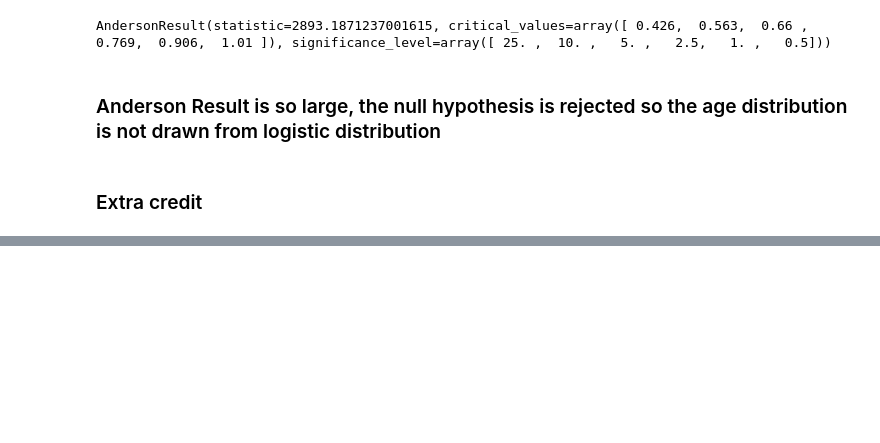
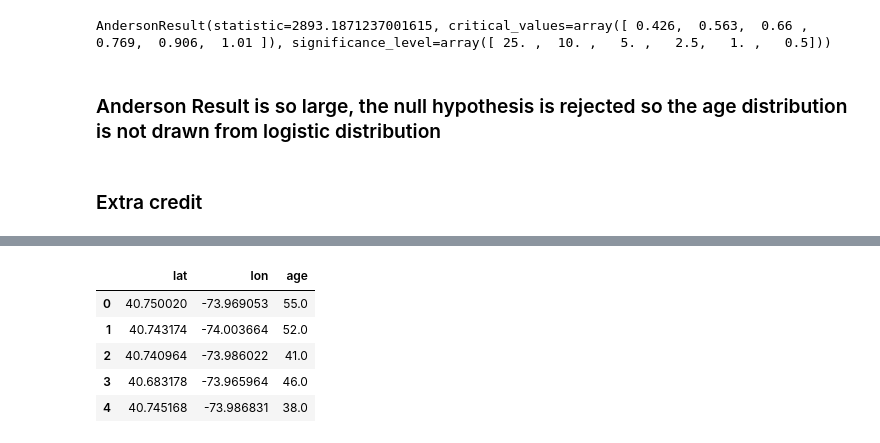
Before and after one commit to yw2278/PUI2016_yw2278, a Jupyter notebook: HW5_yw2278/Assignment_1_yw2278.ipynb, the cells around one changed output, grey strips where cells are left out. Cells and saved outputs as stored; diff of their text form; code cells hidden in the pictures; blank space fills up the shorter version.

```diff
--- a/HW5_yw2278/Assignment_1_yw2278.ipynb
+++ b/HW5_yw2278/Assignment_1_yw2278.ipynb
@@ -201,0 +230,13 @@ AndersonResult(statistic=2893.1871237001615, critical_values=array([ 0.426,  0.5
+# %%
+dfloc = df[["start station latitude", "start station longitude", "age"]]
+# %%
+dfloc.columns=["lat", "lon", 'age']
+# %%
+dfloc.head()
+# %% [output]
+|  | lat | lon | age |
+| 0 | 40.750020 | -73.969053 | 55.0 |
+| 1 | 40.743174 | -74.003664 | 52.0 |
+| 2 | 40.740964 | -73.986022 | 41.0 |
+| 3 | 40.683178 | -73.965964 | 46.0 |
+| 4 | 40.745168 | -73.986831 | 38.0 |
```
Also changed, not shown: parts of 15 cells of this notebook, 2 other files.
